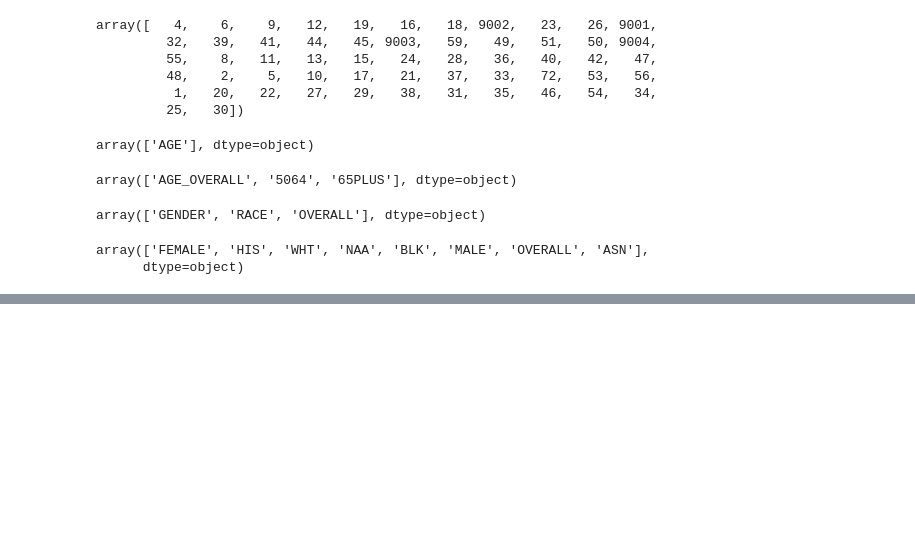
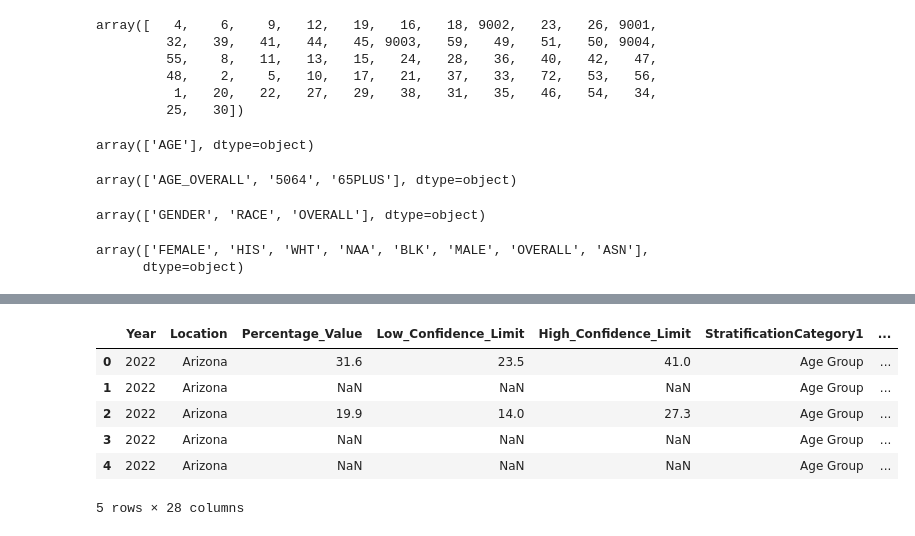
Before and after one commit to sowmyamaddali/cognitive-decline-analysis, a Jupyter notebook: notebooks/data_cleaning.ipynb, the cells around one changed output, grey strips where cells are left out. Drawn from its saved outputs; the diff is of its cells as text; code cells hidden in the pictures; blank space fills up the shorter version.

Commit message:
data cleaning

```diff
--- a/notebooks/data_cleaning.ipynb
+++ b/notebooks/data_cleaning.ipynb
@@ -310,0 +233,28 @@ array(['FEMALE', 'HIS', 'WHT', 'NAA', 'BLK', 'MALE', 'OVERALL', 'ASN'],
+# %%
+# modifying the topic column
+# Ensure 'Topic' exists before proceeding
+if 'Topic' in df.columns:
+    # Define shortened names for the topics
+    topic_mapping = {
+        'Functional difficulties associated with subjective cognitive decline or memory loss among older adults': 'Functional_Difficulties',
+        'Need assistance with day-to-day activities because of subjective cognitive decline or memory loss': 'Needs_Assistance',
+        'Subjective cognitive decline or memory loss among older adults': 'Cognitive_Decline',
+        'Talked with health care professional about subjective cognitive decline or memory loss': 'Consulted_Professional'
+    }
+
+    # Create new boolean columns for each topic
+    for full_name, short_name in topic_mapping.items():
+        df[short_name] = (df['Topic'] == full_name).astype(int)
+# %%
+# modifying the question column
+# Define shortened names for the questions
+question_mapping = {
+    'Percentage of older adults who reported subjective cognitive decline or memory loss that interferes with their ability to engage in social activities or household chores': 'q_Interferes_Activities',
+    'Percentage of older adults who reported that as a result of subjective cognitive decline or memory loss that they need assistance with day-to-day activities': 'q_Needs_Assistance',
+    'Percentage of older adults who reported subjective cognitive decline or memory loss that is happening more often or is getting worse in the preceding 12 months': 'q_Worsening_Decline',
+    'Percentage of older adults with subjective cognitive decline or memory loss who reported talking with a health care professional about it': 'q_Consulted_Professional'
+}
+
+# Create new boolean columns for each question
+for full_name, short_name in question_mapping.items():
+    df[short_name] = (df['Question'] == full_name).astype(int)
@@ -310,0 +267,25 @@ array(['FEMALE', 'HIS', 'WHT', 'NAA', 'BLK', 'MALE', 'OVERALL', 'ASN'],
+# %%
+# Define mapping for boolean columns
+df['Small_Sample_Size'] = df['Data_Value_Footnote'].str.contains("Sample size", na=False).astype(int)
+df['No_Data_Available'] = df['Data_Value_Footnote'].str.contains("No Data Available", na=False).astype(int)
+df['Regional_Issue'] = df['Data_Value_Footnote'].str.contains("Regional estimates", na=False).astype(int)
+df['Few_States_Reported'] = df['Data_Value_Footnote'].str.contains("Fewer than 50 States", na=False).astype(int)
+# %%
+# drop the unnecessary columns
+df.drop(columns=["YearStart", "YearEnd", "LocationAbbr",
+                "Datasource", "Class", "Data_Value_Unit",
+                "DataValueTypeID", "Data_Value_Type",
+                "Data_Value_Alt", "Data_Value_Footnote_Symbol",
+                "Topic", "Question", "Data_Value_Footnote", "Geolocation",
+                "ClassID"],
+        inplace=True)
+# %%
+df.head()
+# %% [output]
+|  | Year | Location | Percentage_Value | Low_Confidence_Limit | High_Confidence_Limit | StratificationCategory1 | ... |
+| 0 | 2022 | Arizona | 31.6 | 23.5 | 41.0 | Age Group | ... |
+| 1 | 2022 | Arizona | NaN | NaN | NaN | Age Group | ... |
+| 2 | 2022 | Arizona | 19.9 | 14.0 | 27.3 | Age Group | ... |
+| 3 | 2022 | Arizona | NaN | NaN | NaN | Age Group | ... |
+| 4 | 2022 | Arizona | NaN | NaN | NaN | Age Group | ... |
+5 rows × 28 columns
```
Also changed, not shown: parts of 21 cells of this notebook.
